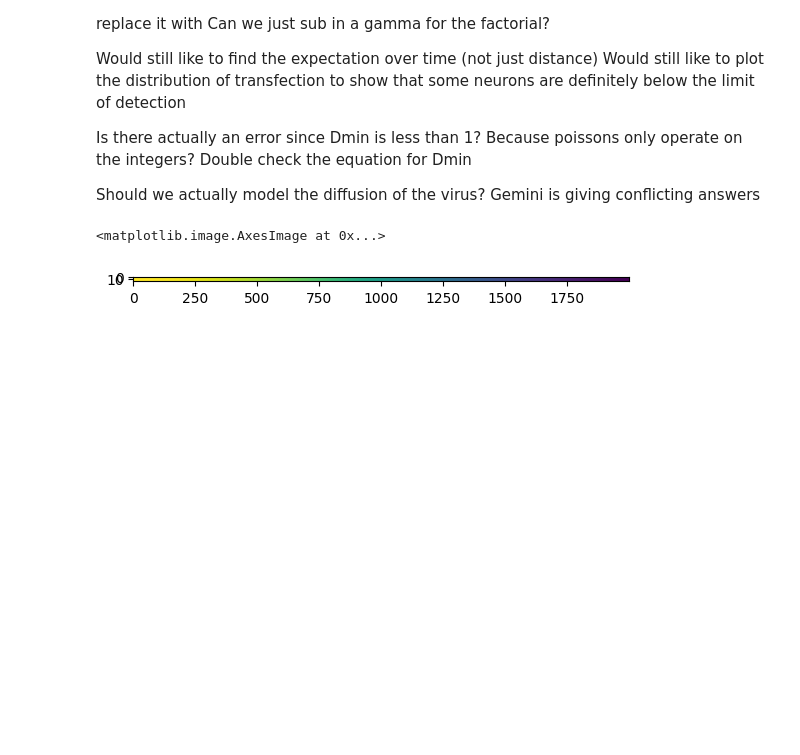
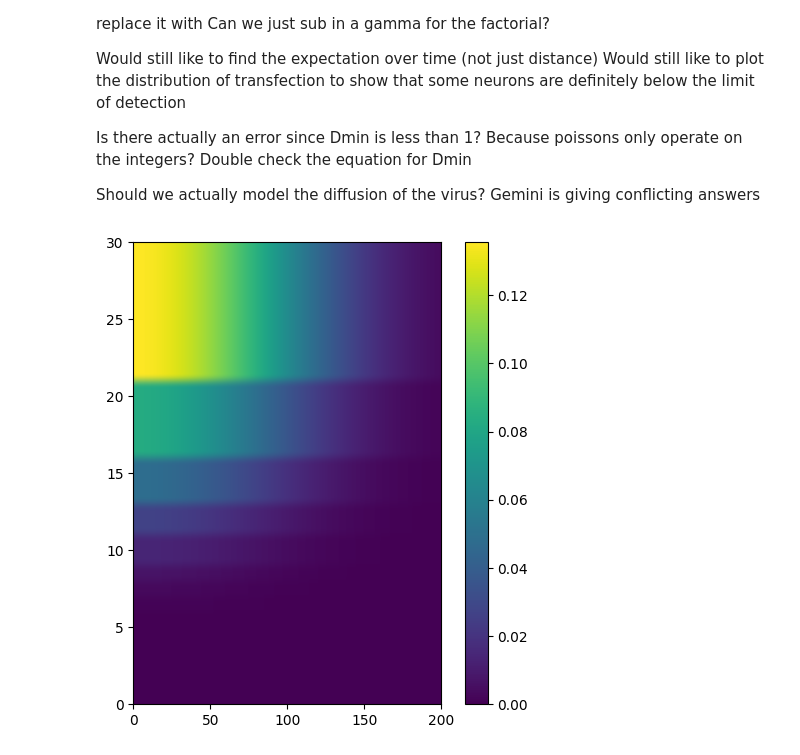
Before and after one commit to kroumov/SpineDetect, a Jupyter notebook: david/rockfish/generate_task_list.ipynb, the cells around one changed output. Cells and saved outputs as stored; diff of their text form; code cells hidden in the pictures; blank space fills up the shorter version.

```diff
--- a/david/rockfish/generate_task_list.ipynb
+++ b/david/rockfish/generate_task_list.ipynb
@@ -60,5 +139,5 @@ FN = 1
 # %%
-t = 24
+t = 24*1
 Dmin = KF / ((FMax/FN)*(np.pow(t,n)/(np.pow(H,n)+np.pow(t,n))) - 1)
 Dmin
 # %% [output]
@@ -65,0 +145,4 @@ np.float64(0.004829007576330118)
+# %%
+r = np.linspace(0, 2*sigma, int(2*sigma/0.1))
+local_gc = soma_mean * KD * np.exp(-(np.pow(r, 2))/(2*np.pow(sigma, 2))) * p
+plt.plot(r, local_gc)
@@ -68,7 +154,7 @@ r = np.linspace(0, 2*sigma, int(200/0.1))
 results = np.zeros_like(r)
 
 for idx, rr in enumerate(r):
-    local_gc = KD * np.exp(-(np.pow(rr, 2))/(2*np.pow(sigma, 2)))
+    local_gc = soma_mean * KD * np.exp(-(np.pow(rr, 2))/(2*np.pow(sigma, 2)))
     moi = local_gc * p
     poi = poisson(moi)
     expectation = 1 - poi.cdf(Dmin)
@@ -96,22 +182,31 @@ Double check the equation for Dmin
 
 Should we actually model the diffusion of the virus? Gemini is giving conflicting answers
 # %%
-t = 24*np.arange(1, 20)
-r = np.linspace(0, 2*sigma, int(200/0.1))
+t = 24*np.arange(1, 31)
+r = np.linspace(0, sigma, int(1.5*sigma/0.1))
 results = np.zeros((len(t), len(r)))
 
 for ii, tt in enumerate(t):
     Dmin = KF / ((FMax/FN)*(np.pow(tt,n)/(np.pow(H,n)+np.pow(tt,n))) - 1)
 
     for jj, rr in enumerate(r):
-        local_gc = KD * np.exp(-(np.pow(rr, 2))/(2*np.pow(sigma, 2)))
+        if Dmin <= 0:
+            results[ii, jj] = 0
+            continue
+
+        local_gc = soma_mean * KD * np.exp(-(np.pow(rr, 2))/(2*np.pow(sigma, 2)))
         moi = local_gc * p
         poi = poisson(moi)
         expectation = 1 - poi.cdf(Dmin)
         results[ii, jj] = expectation
 # %%
-plt.imshow(results, origin='lower')
-plt.xscale
+fig, ax = plt.subplots(figsize=(6, 6))
+
+extent = [0, max(r), 0, max(t)/24]  # time vs channel
+im = ax.imshow(results, cmap='viridis', origin='lower', extent=extent)
+
+ax.set_aspect(len(r)/(10*len(t)))   # square axes visually but data still interpretable
+plt.colorbar(im, ax=ax)
+plt.show()
 # %% [output]
-<matplotlib.image.AxesImage at 0x...>
-[figure, old version]
+[figure, new version]
```
Also changed, not shown: parts of 12 cells of this notebook.
